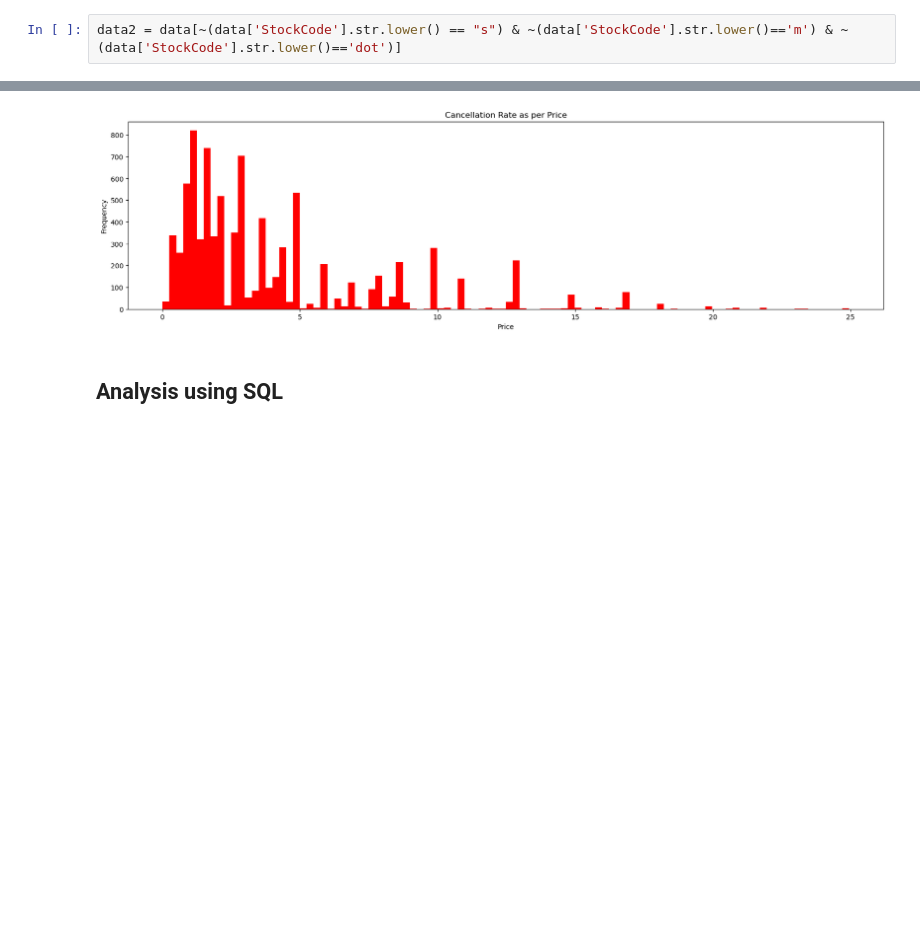
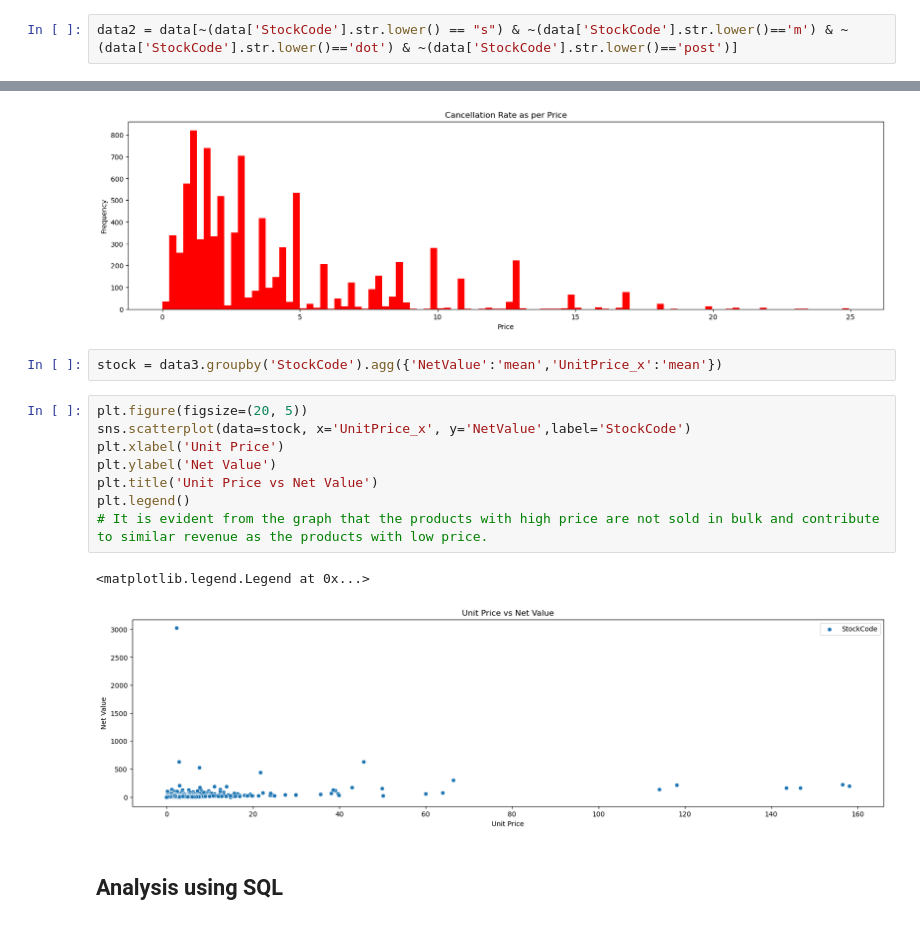
Before and after one commit to Sanket-g-75/Online-Retail-Data-Analysis, a Jupyter notebook: code.ipynb, the cells around one changed output, grey strips where cells are left out. Saved outputs shown, nothing was run; the diff lists cells and outputs as text; blank space fills up the shorter version.

Commit message:
Added Scatterplot for UnitPrice and NetValue

```diff
--- a/code.ipynb
+++ b/code.ipynb
@@ -151,7 +151,7 @@ data.describe(include='object')
 # %%
 data.dropna(subset=['CustomerID'], inplace=True)
 # %%
-data2 = data[~(data['StockCode'].str.lower() == "s") & ~(data['StockCode'].str.lower()=='m') & ~(data['StockCode'].str.lower()=='dot')]
+data2 = data[~(data['StockCode'].str.lower() == "s") & ~(data['StockCode'].str.lower()=='m') & ~(data['StockCode'].str.lower()=='dot') & ~(data['StockCode'].str.lower()=='post')]
 # %%
 orders = data2[~(data2['InvoiceNo'].str.startswith('C',na=False)) & ~(data2['StockCode']== "D")]
 cancelled_orders = data2[(data2['InvoiceNo'].str.startswith('C',na=False))]
@@ -397,6 +397,19 @@ plt.show()
 # Most of the cancelled orders are below 5. So price can be a factor for cancellation but quality can be a factor
 # %% [output]
 [figure]
+# %%
+stock = data3.groupby('StockCode').agg({'NetValue':'mean','UnitPrice_x':'mean'})
+# %%
+plt.figure(figsize=(20, 5))
+sns.scatterplot(data=stock, x='UnitPrice_x', y='NetValue',label='StockCode')
+plt.xlabel('Unit Price')
+plt.ylabel('Net Value')
+plt.title('Unit Price vs Net Value')
+plt.legend()
+# It is evident from the graph that the products with high price are not sold in bulk and contribute to similar revenue as the products with low price.
+# %% [output]
+<matplotlib.legend.Legend at 0x...>
+[figure, added]
 # %% [markdown]
 ## Analysis using SQL
 # %%
```
Also changed, not shown: parts of 1 cell of this notebook.
